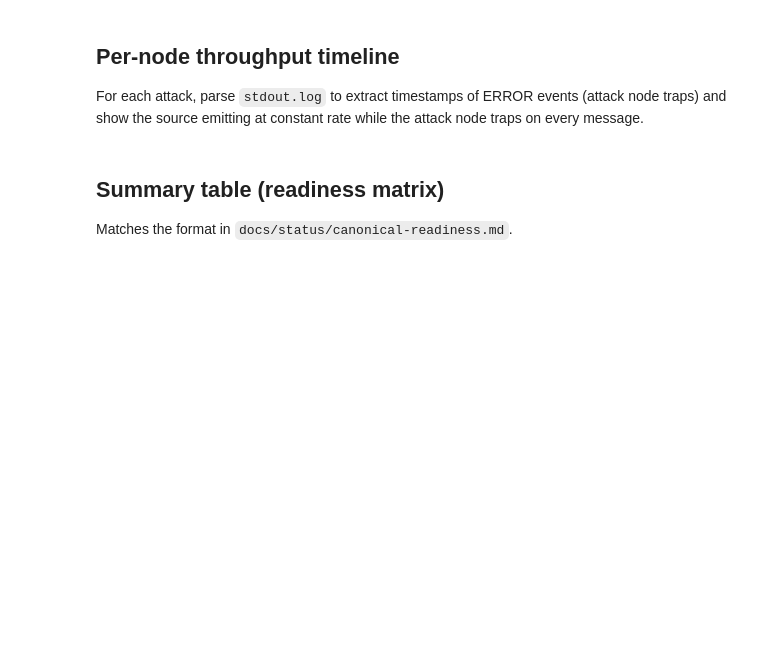
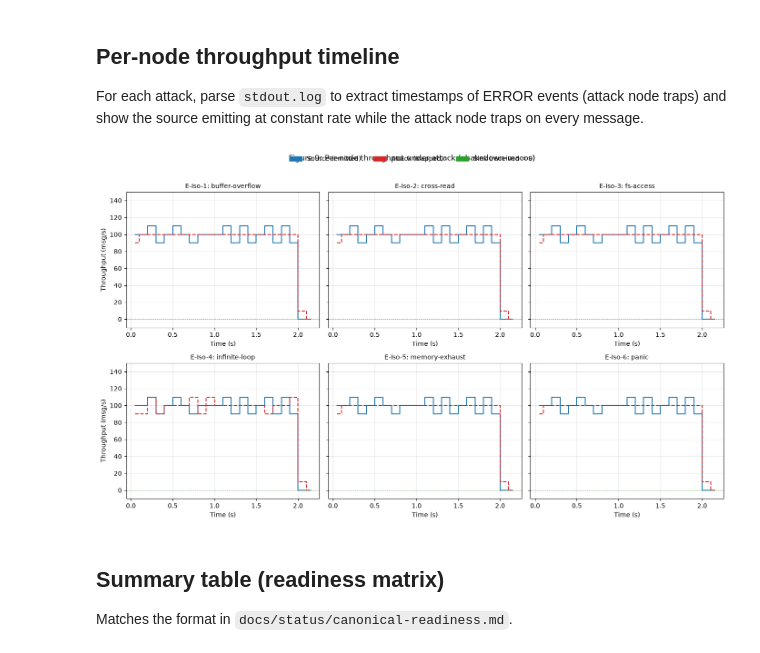
Before and after one commit to PedroKlein/wafer, a Jupyter notebook: eval/analysis/notebooks/06-fault-injection.ipynb, the cells around one changed output. Drawn from its saved outputs; the diff is of its cells as text; code cells hidden in the pictures; blank space fills up the shorter version.

```diff
--- a/eval/analysis/notebooks/06-fault-injection.ipynb
+++ b/eval/analysis/notebooks/06-fault-injection.ipynb
@@ -121,34 +130,36 @@ for idx, (attack_name, iso_num) in enumerate(ATTACKS):
     # Source throughput per bin
     src_counts, _ = np.histogram(source_times, bins=bins)
     src_thr = src_counts / bin_width
 
     # Attack trap throughput per bin
     trap_counts, _ = np.histogram(trap_secs, bins=bins)
     trap_thr = trap_counts / bin_width
 
     bin_centers = (bins[:-1] + bins[1:]) / 2
 
     ax.step(bin_centers, src_thr, where='mid', label='Source (emitted)', color='tab:blue', linewidth=1.5)
     ax.step(bin_centers, trap_thr, where='mid', label='Attack (traps)', color='tab:red', linewidth=1.5, linestyle='--')
     ax.axhline(y=0, color='tab:green', linewidth=1, linestyle=':', label='Sink (received)', alpha=0.7)
 
     ax.set_title(f'E-Iso-{iso_num}: {attack_name}', fontsize=10)
     ax.set_xlabel('Time (s)')
     if idx % 3 == 0:
         ax.set_ylabel('Throughput (msg/s)')
     ax.set_ylim(-10, 150)
     ax.grid(True, alpha=0.3)
 
 # Shared legend
 handles = [
     mpatches.Patch(color='tab:blue', label='Source (emitted)'),
     mpatches.Patch(color='tab:red', label='Attack (trapped)'),
     mpatches.Patch(color='tab:green', label='Sink (received = 0)'),
 ]
 fig.legend(handles=handles, loc='upper center', ncol=3, fontsize=10, frameon=False)
-fig.suptitle('Per-Node Throughput: Source Unaffected, Attack Contained', y=1.02, fontsize=12)
+fig.suptitle('Figure 9: Per-node throughput under attack (shakedown-macos)', y=1.02, fontsize=12)
 plt.tight_layout()
 plt.show()
+# %% [output]
+[figure, added]
 # %% [markdown]
 ## Summary table (readiness matrix)
 
```
Also changed, not shown: parts of 5 cells of this notebook, 14 other files.
